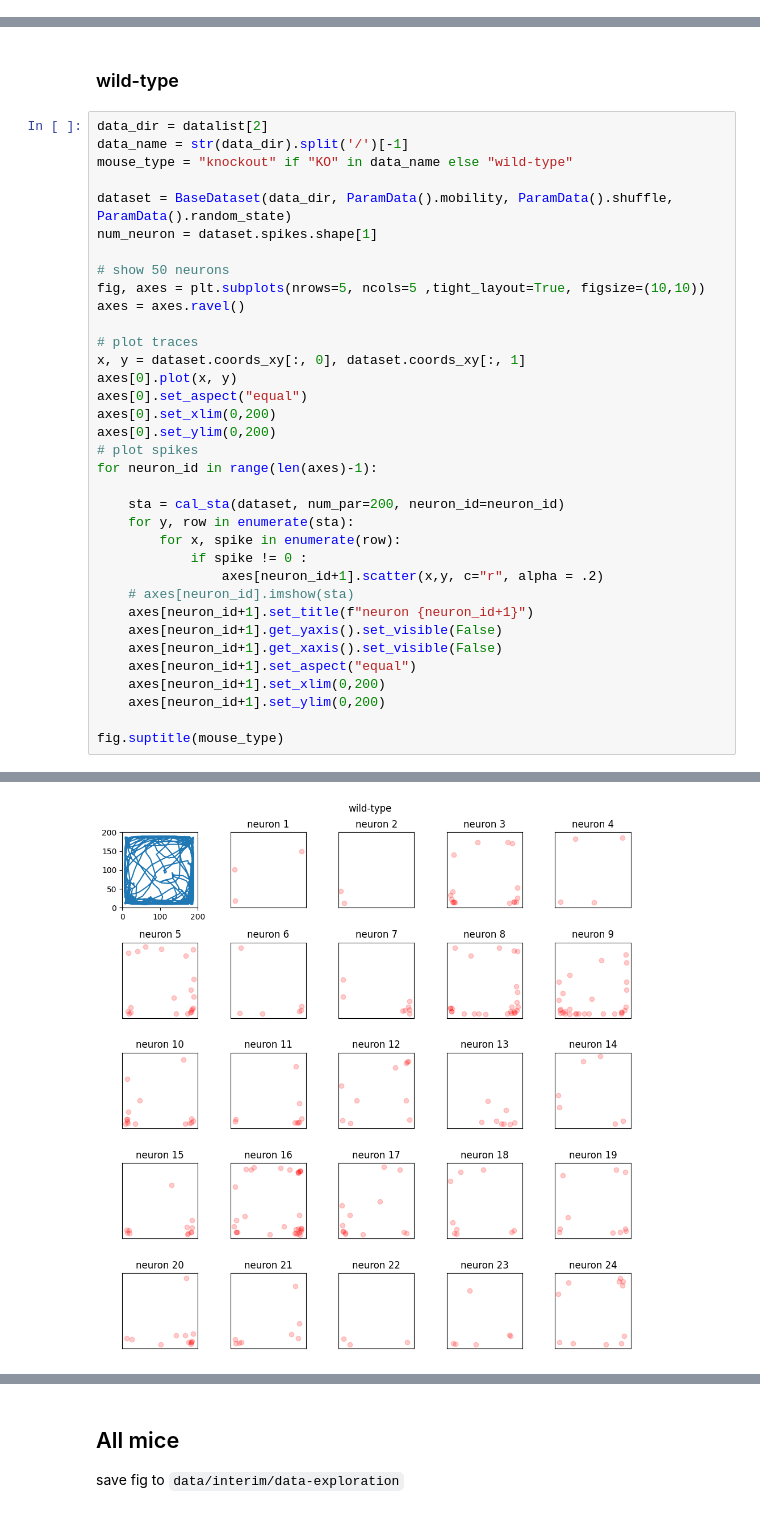
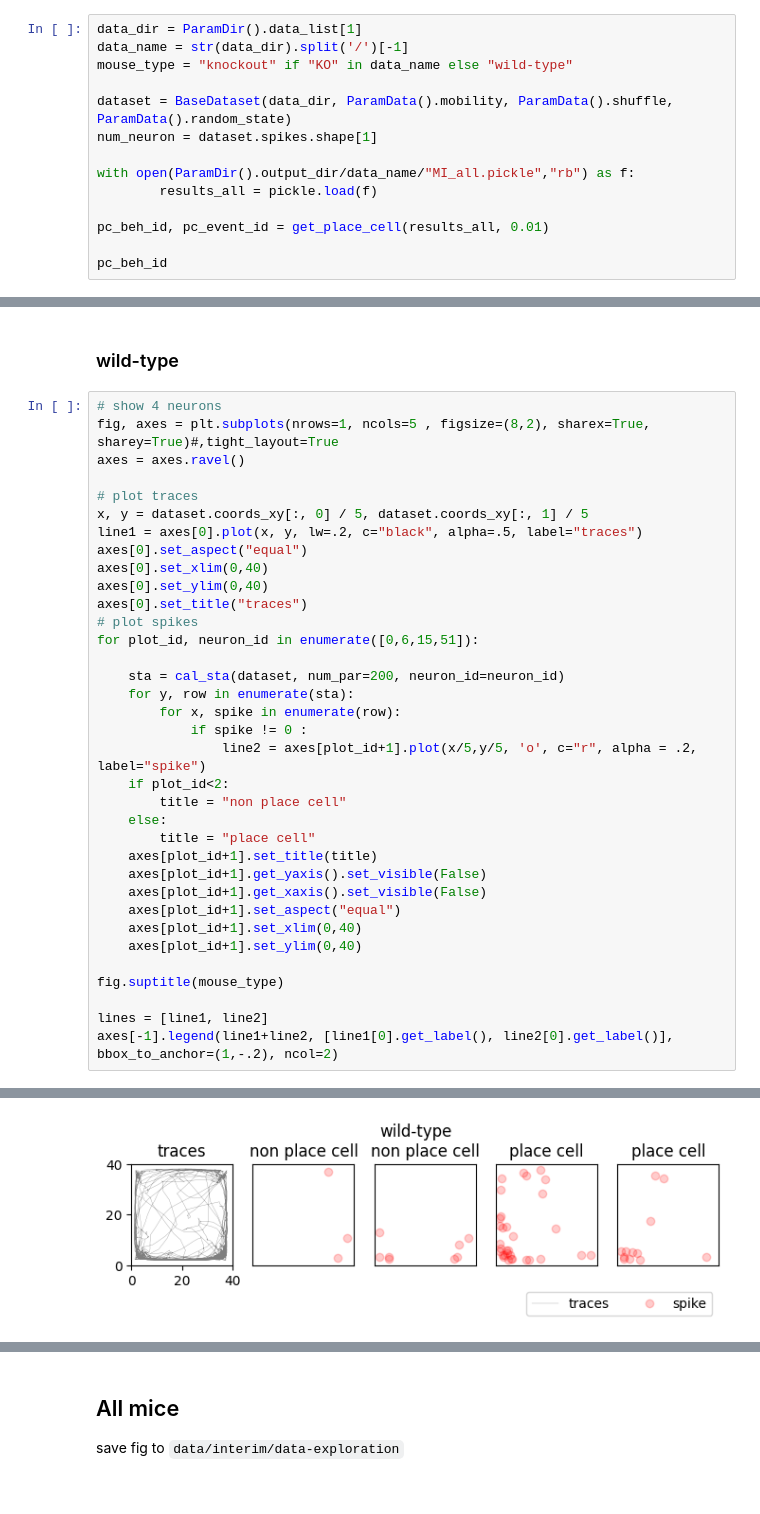
Before and after one commit to kisaragiRY/decoding-DG, a Jupyter notebook: notebooks/2-data-exploration/1-detect-place-cells/01-spike-triggered-average.ipynb, the cells around one changed output, grey strips where cells are left out. Cells and saved outputs as stored; diff of their text form.

```diff
--- a/notebooks/2-data-exploration/1-detect-place-cells/01-spike-triggered-average.ipynb
+++ b/notebooks/2-data-exploration/1-detect-place-cells/01-spike-triggered-average.ipynb
@@ -36,3 +36,17 @@ def cal_sta(dataset: BaseDataset, num_par: int, neuron_id: int) -> NDArray:
     return sta
 # %% [markdown]
 ### knockout
+# %%
+data_dir = ParamDir().data_list[1]
+data_name = str(data_dir).split('/')[-1]
+mouse_type = "knockout" if "KO" in data_name else "wild-type"
+
+dataset = BaseDataset(data_dir, ParamData().mobility, ParamData().shuffle, ParamData().random_state)
+num_neuron = dataset.spikes.shape[1]
+
+with open(ParamDir().output_dir/data_name/"MI_all.pickle","rb") as f:
+        results_all = pickle.load(f)
+
+pc_beh_id, pc_event_id = get_place_cell(results_all, 0.01)
+
+pc_beh_id
@@ -77,38 +90,38 @@ Text(0.5, 0.98, 'knockout')
 # %% [markdown]
 ### wild-type
 # %%
-data_dir = datalist[2]
-data_name = str(data_dir).split('/')[-1]
-mouse_type = "knockout" if "KO" in data_name else "wild-type"
-
-dataset = BaseDataset(data_dir, ParamData().mobility, ParamData().shuffle, ParamData().random_state)
-num_neuron = dataset.spikes.shape[1]
-
-# show 50 neurons
-fig, axes = plt.subplots(nrows=5, ncols=5 ,tight_layout=True, figsize=(10,10))
+# show 4 neurons
+fig, axes = plt.subplots(nrows=1, ncols=5 , figsize=(8,2), sharex=True, sharey=True)#,tight_layout=True
 axes = axes.ravel()
 
 # plot traces
-x, y = dataset.coords_xy[:, 0], dataset.coords_xy[:, 1]
-axes[0].plot(x, y)
+x, y = dataset.coords_xy[:, 0] / 5, dataset.coords_xy[:, 1] / 5
+line1 = axes[0].plot(x, y, lw=.2, c="black", alpha=.5, label="traces")
 axes[0].set_aspect("equal")
-axes[0].set_xlim(0,200)
-axes[0].set_ylim(0,200)
+axes[0].set_xlim(0,40)
+axes[0].set_ylim(0,40)
+axes[0].set_title("traces")
 # plot spikes
-for neuron_id in range(len(axes)-1):
+for plot_id, neuron_id in enumerate([0,6,15,51]):
 
     sta = cal_sta(dataset, num_par=200, neuron_id=neuron_id)
     for y, row in enumerate(sta):
         for x, spike in enumerate(row):
             if spike != 0 :
-                axes[neuron_id+1].scatter(x,y, c="r", alpha = .2)
-    # axes[neuron_id].imshow(sta)
-    axes[neuron_id+1].set_title(f"neuron {neuron_id+1}")
-    axes[neuron_id+1].get_yaxis().set_visible(False)
-    axes[neuron_id+1].get_xaxis().set_visible(False)
-    axes[neuron_id+1].set_aspect("equal")
-    axes[neuron_id+1].set_xlim(0,200)
-    axes[neuron_id+1].set_ylim(0,200)
+                line2 = axes[plot_id+1].plot(x/5,y/5, 'o', c="r", alpha = .2, label="spike")
+    if plot_id<2:
+        title = "non place cell"
+    else:
+        title = "place cell"
+    axes[plot_id+1].set_title(title)
+    axes[plot_id+1].get_yaxis().set_visible(False)
+    axes[plot_id+1].get_xaxis().set_visible(False)
+    axes[plot_id+1].set_aspect("equal")
+    axes[plot_id+1].set_xlim(0,40)
+    axes[plot_id+1].set_ylim(0,40)
 
 fig.suptitle(mouse_type)
+
+lines = [line1, line2]
+axes[-1].legend(line1+line2, [line1[0].get_label(), line2[0].get_label()], bbox_to_anchor=(1,-.2), ncol=2)
 # %% [output]
@@ -116 +129 @@ Text(0.5, 0.98, 'wild-type')
-[figure, old version]
+[figure, new version]
```
Also changed, not shown: parts of 5 cells of this notebook.
